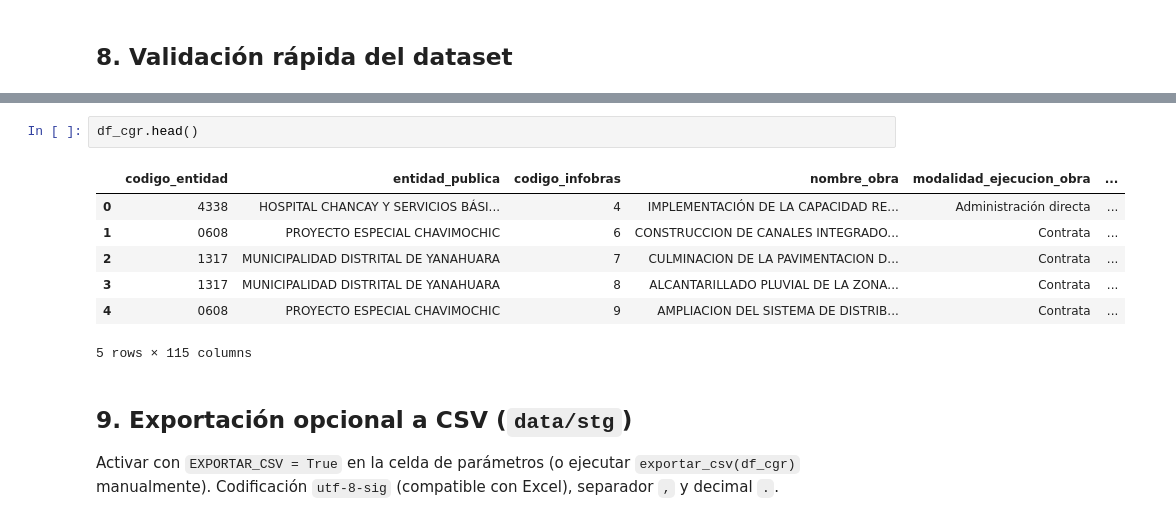
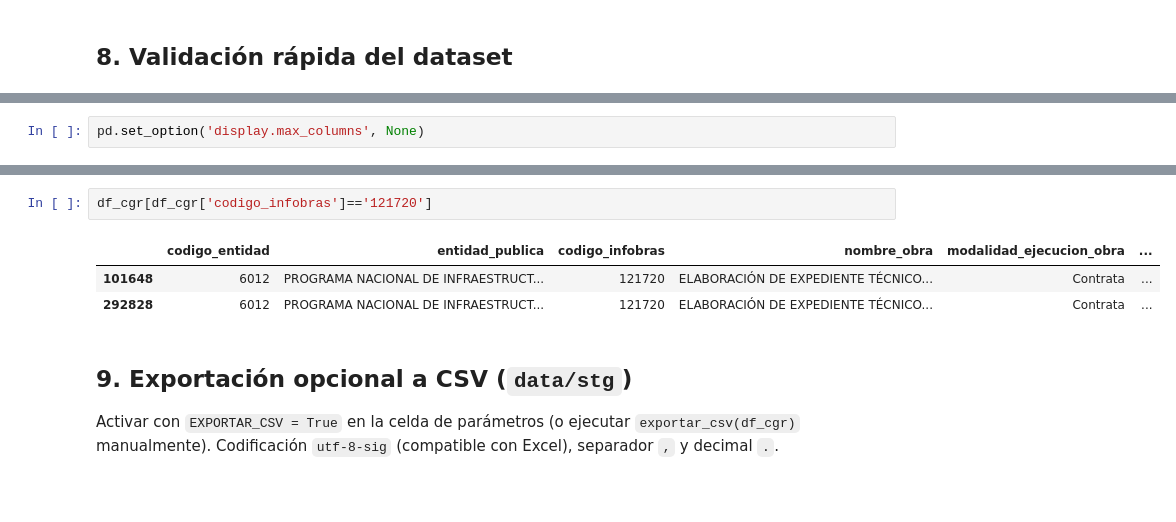
Before and after one commit to YanFranco/mia-tesis-opa, a Jupyter notebook: etl/02_carga_snapshots_cgr.ipynb, the cells around one changed output, grey strips where cells are left out. Saved outputs shown, nothing was run; the diff lists cells and outputs as text; blank space fills up the shorter version.

```diff
--- a/etl/02_carga_snapshots_cgr.ipynb
+++ b/etl/02_carga_snapshots_cgr.ipynb
@@ -375,3 +363,5 @@ codigo_infobras nulos: 0
+# %%
+pd.set_option('display.max_columns', None)
 # %%
 df_cgr.shape
 # %% [output]
@@ -379,13 +369,9 @@ df_cgr.shape
-# %%
-df_cgr.head()
-# %% [output]
-|  | codigo_entidad | entidad_publica | codigo_infobras | nombre_obra | modalidad_ejecucion_obra | ... |
-| 0 | 4338 | HOSPITAL CHANCAY Y SERVICIOS BÁSI... | 4 | IMPLEMENTACIÓN DE LA CAPACIDAD RE... | Administración directa | ... |
-| 1 | 0608 | PROYECTO ESPECIAL CHAVIMOCHIC | 6 | CONSTRUCCION DE CANALES INTEGRADO... | Contrata | ... |
-| 2 | 1317 | MUNICIPALIDAD DISTRITAL DE YANAHUARA | 7 | CULMINACION DE LA PAVIMENTACION D... | Contrata | ... |
-| 3 | 1317 | MUNICIPALIDAD DISTRITAL DE YANAHUARA | 8 | ALCANTARILLADO PLUVIAL DE LA ZONA... | Contrata | ... |
-| 4 | 0608 | PROYECTO ESPECIAL CHAVIMOCHIC | 9 | AMPLIACION DEL SISTEMA DE DISTRIB... | Contrata | ... |
-5 rows × 115 columns
+# %%
+df_cgr[df_cgr['codigo_infobras']=='121720']
+# %% [output]
+|  | codigo_entidad | entidad_publica | codigo_infobras | nombre_obra | modalidad_ejecucion_obra | ... |
+| 101648 | 6012 | PROGRAMA NACIONAL DE INFRAESTRUCT... | 121720 | ELABORACIÓN DE EXPEDIENTE TÉCNICO... | Contrata | ... |
+| 292828 | 6012 | PROGRAMA NACIONAL DE INFRAESTRUCT... | 121720 | ELABORACIÓN DE EXPEDIENTE TÉCNICO... | Contrata | ... |
 # %% [markdown]
 ## 9. Exportación opcional a CSV (`data/stg`)
 
```
Also changed, not shown: parts of 10 cells of this notebook, 49 other files.
